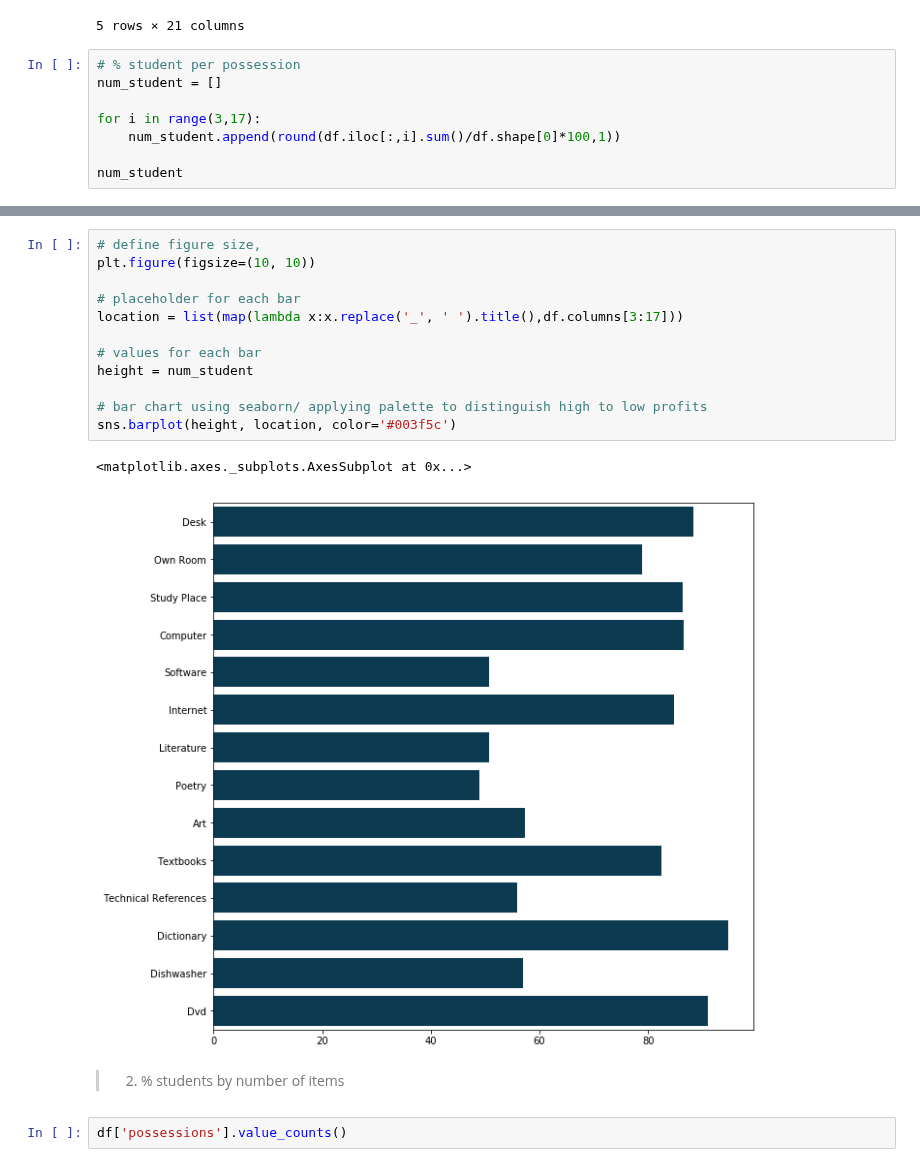
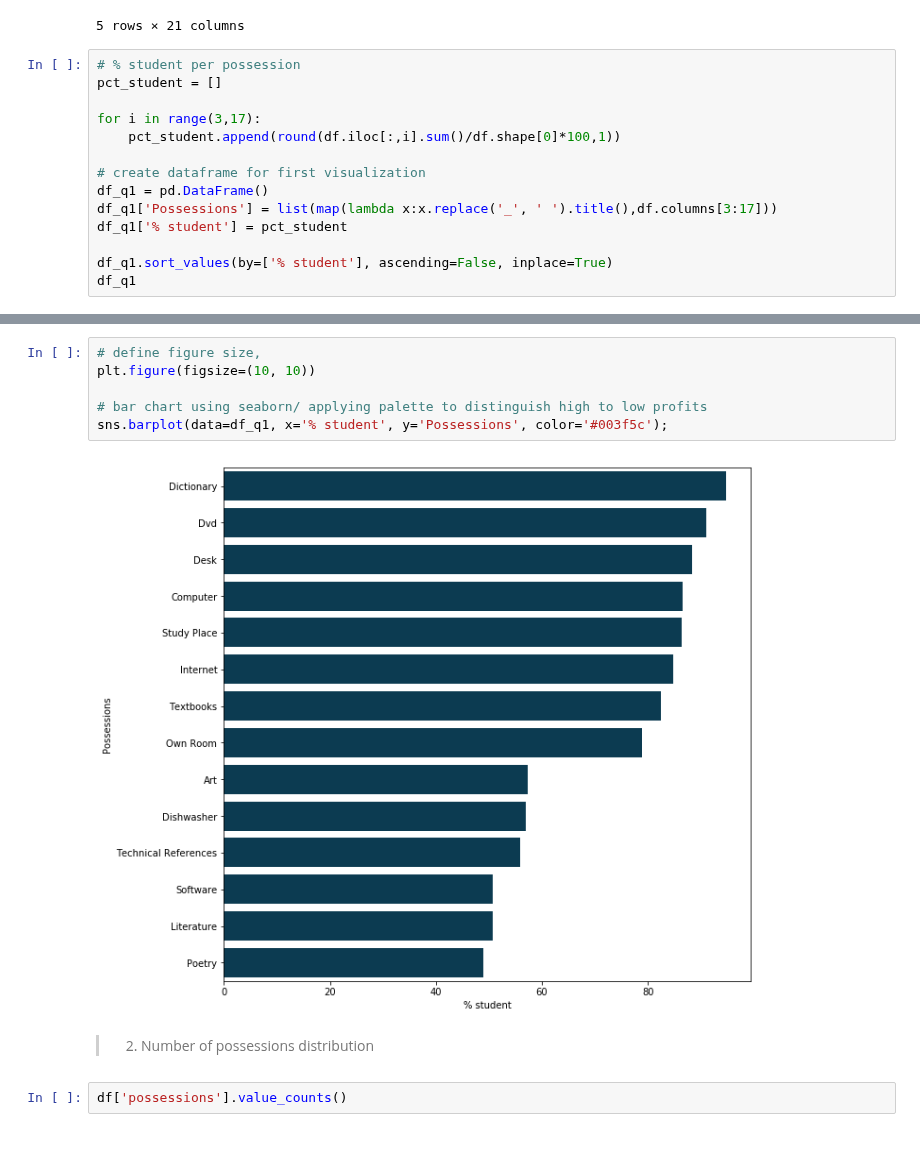
Before and after one commit to Steve-Choi/DAND, a Jupyter notebook: Communicate-Data-Findings/Communicate-Data-Findings.ipynb, the cells around one changed output, grey strips where cells are left out. Drawn from its saved outputs; the diff is of its cells as text.

```diff
--- a/Communicate-Data-Findings/Communicate-Data-Findings.ipynb
+++ b/Communicate-Data-Findings/Communicate-Data-Findings.ipynb
@@ -227,10 +227,16 @@ df.head()
 5 rows × 21 columns
 # %%
 # % student per possession
-num_student = []
+pct_student = []
 
 for i in range(3,17):
-    num_student.append(round(df.iloc[:,i].sum()/df.shape[0]*100,1))
+    pct_student.append(round(df.iloc[:,i].sum()/df.shape[0]*100,1))
 
-num_student
+# create dataframe for first visualization
+df_q1 = pd.DataFrame()
+df_q1['Possessions'] = list(map(lambda x:x.replace('_', ' ').title(),df.columns[3:17]))
+df_q1['% student'] = pct_student
+
+df_q1.sort_values(by=['% student'], ascending=False, inplace=True)
+df_q1
 # %% [output]
@@ -251,20 +258,13 @@ num_student
 # %%
 # define figure size,
 plt.figure(figsize=(10, 10))
 
-# placeholder for each bar
-location = list(map(lambda x:x.replace('_', ' ').title(),df.columns[3:17]))
-
-# values for each bar
-height = num_student
-
 # bar chart using seaborn/ applying palette to distinguish high to low profits
-sns.barplot(height, location, color='#003f5c')
+sns.barplot(data=df_q1, x='% student', y='Possessions', color='#003f5c');
 # %% [output]
-<matplotlib.axes._subplots.AxesSubplot at 0x...>
-[figure, old version]
+[figure, new version]
 # %% [markdown]
-> 2. % students by number of items
+> 2. Number of possessions distribution
 # %%
 df['possessions'].value_counts()
 # %% [output]
```
Also changed, not shown: parts of 5 cells of this notebook.
